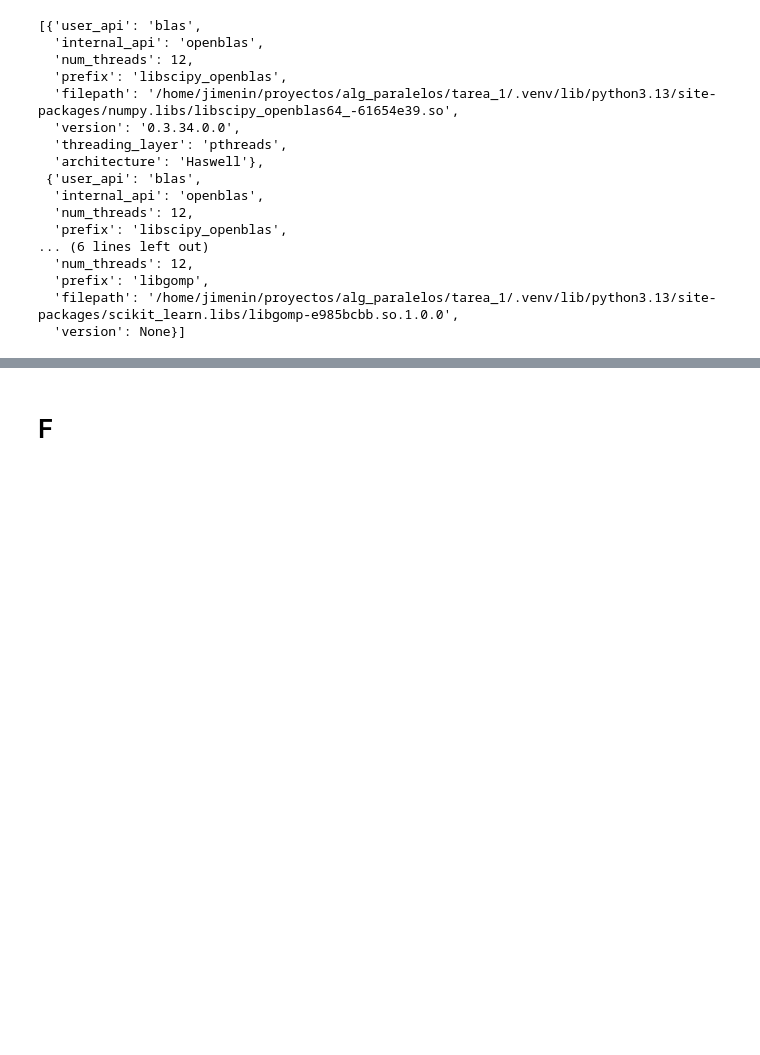
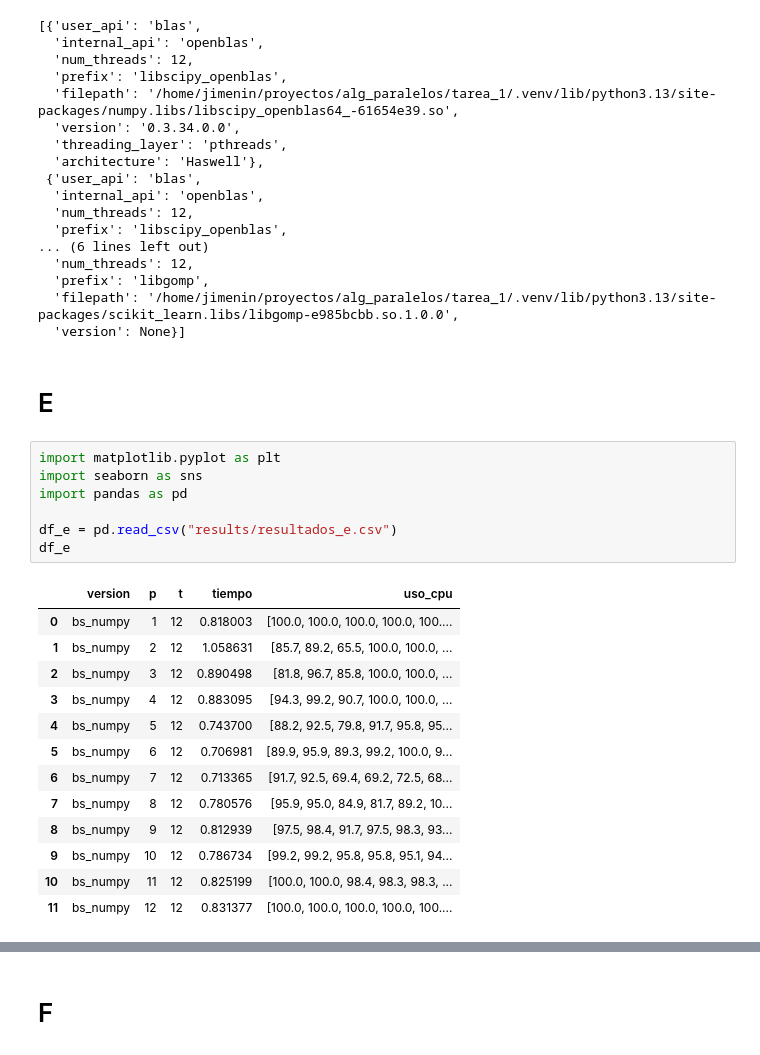
Before and after one commit to Jimenez73/alg_paralelos, a Jupyter notebook: tarea_1/test.ipynb, the cells around one changed output, grey strips where cells are left out. Drawn from its saved outputs; the diff is of its cells as text; blank space fills up the shorter version.

```diff
--- a/tarea_1/test.ipynb
+++ b/tarea_1/test.ipynb
@@ -133,3 +133,26 @@ threadpool_info()
   'prefix': 'libgomp',
   'filepath': '/home/jimenin/proyectos/alg_paralelos/tarea_1/.venv/lib/python3.13/site-packages/scikit_learn.libs/libgomp-e985bcbb.so.1.0.0',
   'version': None}]
+# %% [markdown]
+# E
+# %%
+import matplotlib.pyplot as plt
+import seaborn as sns
+import pandas as pd
+
+df_e = pd.read_csv("results/resultados_e.csv")
+df_e
+# %% [output]
+|  | version | p | t | tiempo | uso_cpu |
+| 0 | bs_numpy | 1 | 12 | 0.818003 | [100.0, 100.0, 100.0, 100.0, 100.... |
+| 1 | bs_numpy | 2 | 12 | 1.058631 | [85.7, 89.2, 65.5, 100.0, 100.0, ... |
+| 2 | bs_numpy | 3 | 12 | 0.890498 | [81.8, 96.7, 85.8, 100.0, 100.0, ... |
+| 3 | bs_numpy | 4 | 12 | 0.883095 | [94.3, 99.2, 90.7, 100.0, 100.0, ... |
+| 4 | bs_numpy | 5 | 12 | 0.743700 | [88.2, 92.5, 79.8, 91.7, 95.8, 95... |
+| 5 | bs_numpy | 6 | 12 | 0.706981 | [89.9, 95.9, 89.3, 99.2, 100.0, 9... |
+| 6 | bs_numpy | 7 | 12 | 0.713365 | [91.7, 92.5, 69.4, 69.2, 72.5, 68... |
+| 7 | bs_numpy | 8 | 12 | 0.780576 | [95.9, 95.0, 84.9, 81.7, 89.2, 10... |
+| 8 | bs_numpy | 9 | 12 | 0.812939 | [97.5, 98.4, 91.7, 97.5, 98.3, 93... |
+| 9 | bs_numpy | 10 | 12 | 0.786734 | [99.2, 99.2, 95.8, 95.8, 95.1, 94... |
+| 10 | bs_numpy | 11 | 12 | 0.825199 | [100.0, 100.0, 98.4, 98.3, 98.3, ... |
+| 11 | bs_numpy | 12 | 12 | 0.831377 | [100.0, 100.0, 100.0, 100.0, 100.... |
```
Also changed, not shown: parts of 3 cells of this notebook, 11 other files.
